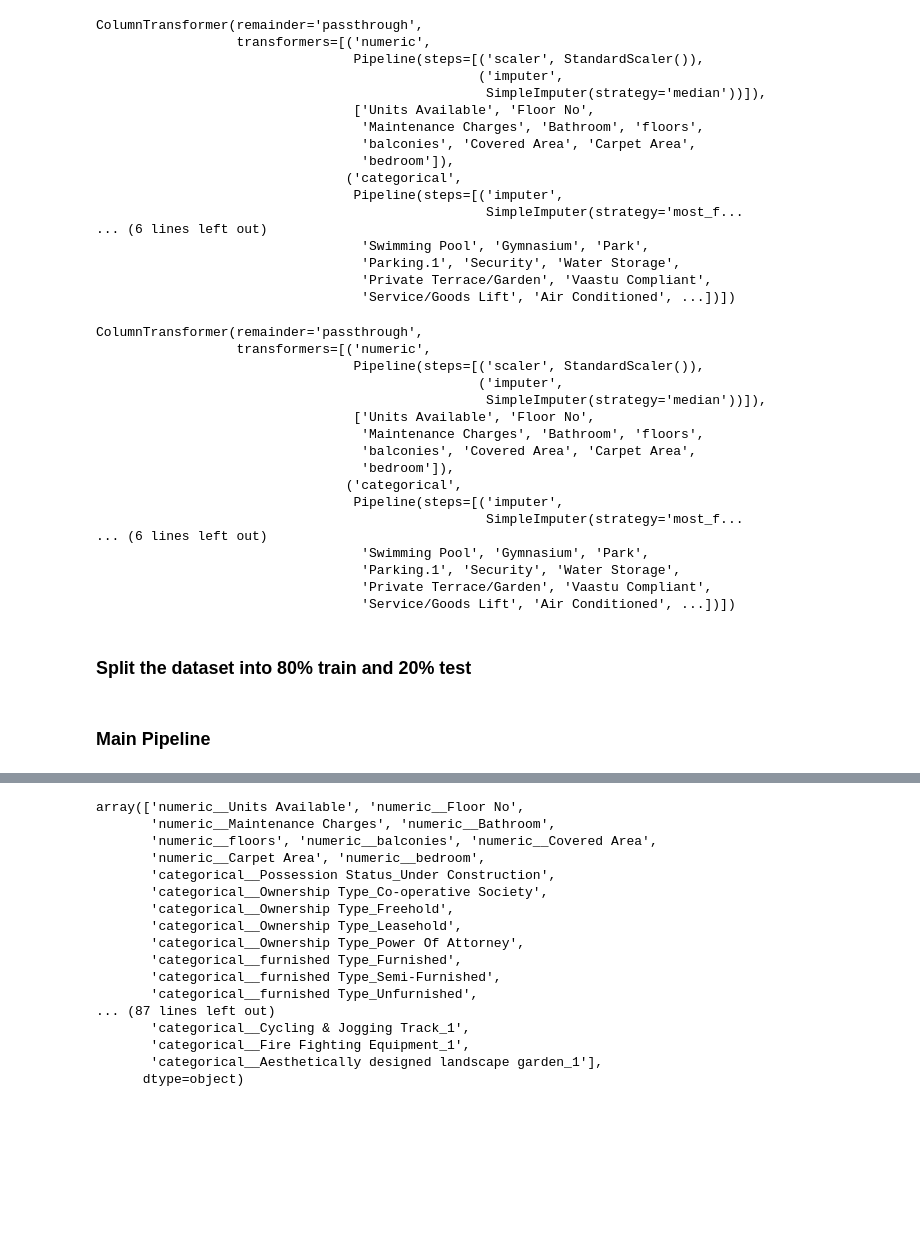
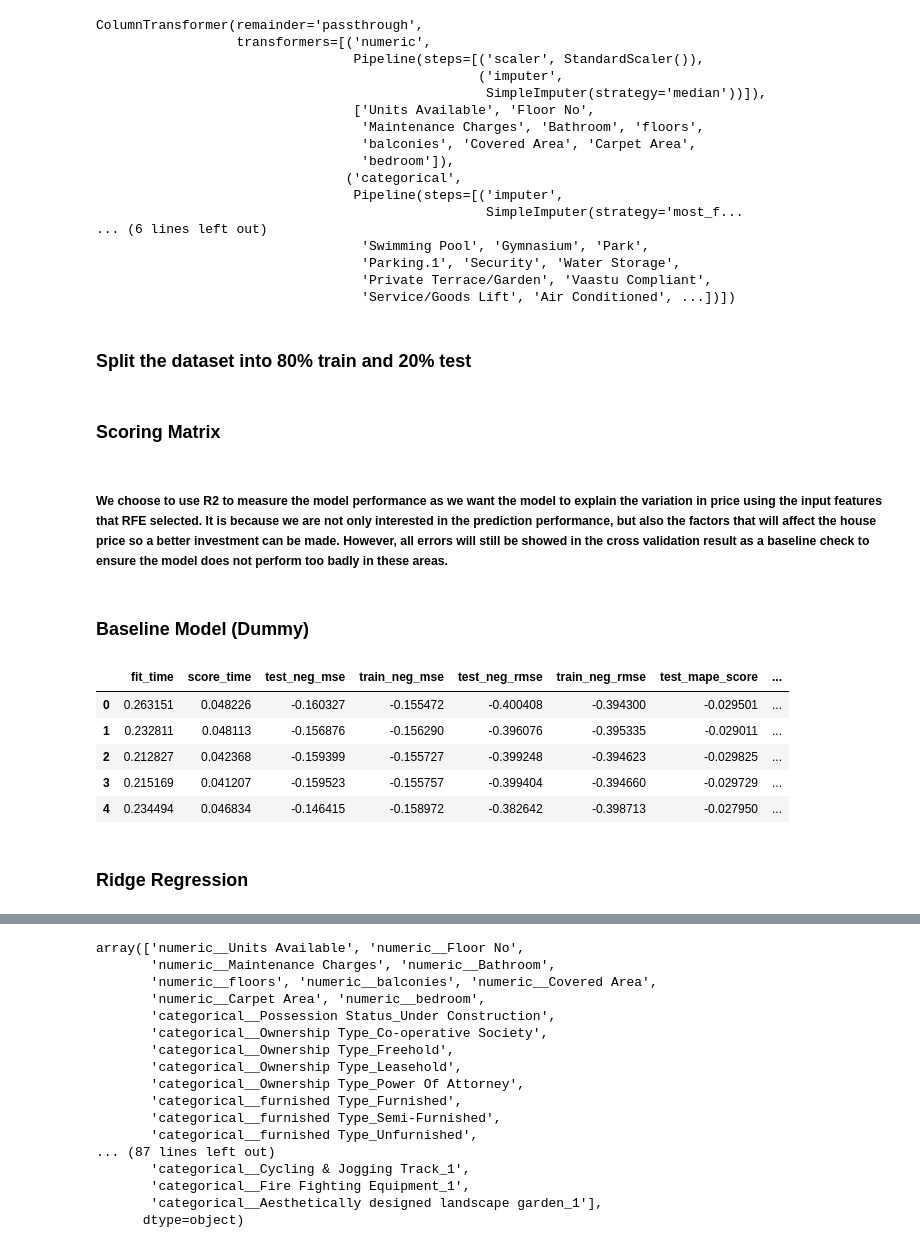
Before and after one commit to tonyyoung3/data_analytics, a Jupyter notebook: group_final/ML_FinalProject.ipynb, the cells around one changed output, grey strips where cells are left out. Cells and saved outputs as stored; diff of their text form; code cells hidden in the pictures; blank space fills up the shorter version.

```diff
--- a/group_final/ML_FinalProject.ipynb
+++ b/group_final/ML_FinalProject.ipynb
@@ -767,26 +759,6 @@ ColumnTransformer(remainder='passthrough',
                                   'Parking.1', 'Security', 'Water Storage',
                                   'Private Terrace/Garden', 'Vaastu Compliant',
                                   'Service/Goods Lift', 'Air Conditioned', ...])])
-# %%
-preprocessor.fit(X_train)
-# %% [output]
-ColumnTransformer(remainder='passthrough',
-                  transformers=[('numeric',
-                                 Pipeline(steps=[('scaler', StandardScaler()),
-                                                 ('imputer',
-                                                  SimpleImputer(strategy='median'))]),
-                                 ['Units Available', 'Floor No',
-                                  'Maintenance Charges', 'Bathroom', 'floors',
-                                  'balconies', 'Covered Area', 'Carpet Area',
-                                  'bedroom']),
-                                ('categorical',
-                                 Pipeline(steps=[('imputer',
-                                                  SimpleImputer(strategy='most_f...
-... (6 lines left out)
-                                  'Swimming Pool', 'Gymnasium', 'Park',
-                                  'Parking.1', 'Security', 'Water Storage',
-                                  'Private Terrace/Garden', 'Vaastu Compliant',
-                                  'Service/Goods Lift', 'Air Conditioned', ...])])
 # %% [markdown]
 ### Split the dataset into 80% train and 20% test
 # %%
@@ -803,0 +777,4 @@ from sklearn.linear_model import Ridge
+# %% [markdown]
+### Scoring Matrix
+# %% [markdown]
+##### We choose to use R2 to measure the model performance as we want the model to explain the variation in price using the input features that RFE selected. It is because we are not only interested in the prediction performance, but also the factors that will affect the house price so a better investment can be made. However, all errors will still be showed in the cross validation result as a baseline check to ensure the model does not perform too badly in these areas.
@@ -804,2 +788,20 @@ from sklearn.linear_model import Ridge
+# %% [markdown]
+### Baseline Model (Dummy)
+# %%
+dummy_pipe = make_pipeline(
+    preprocessor,
+    DummyRegressor(strategy="median")
+)
+
+scores = cross_validate(dummy_pipe, X_train, y_train, return_train_score=True, scoring=scoring_matrix)
+
+pd.DataFrame(scores)
+# %% [output]
+|  | fit_time | score_time | test_neg_mse | train_neg_mse | test_neg_rmse | train_neg_rmse | test_mape_score | ... |
+| 0 | 0.263151 | 0.048226 | -0.160327 | -0.155472 | -0.400408 | -0.394300 | -0.029501 | ... |
+| 1 | 0.232811 | 0.048113 | -0.156876 | -0.156290 | -0.396076 | -0.395335 | -0.029011 | ... |
+| 2 | 0.212827 | 0.042368 | -0.159399 | -0.155727 | -0.399248 | -0.394623 | -0.029825 | ... |
+| 3 | 0.215169 | 0.041207 | -0.159523 | -0.155757 | -0.399404 | -0.394660 | -0.029729 | ... |
+| 4 | 0.234494 | 0.046834 | -0.146415 | -0.158972 | -0.382642 | -0.398713 | -0.027950 | ... |
 # %% [markdown]
-### Main Pipeline
+### Ridge Regression
```
Also changed, not shown: parts of 45 cells of this notebook.
